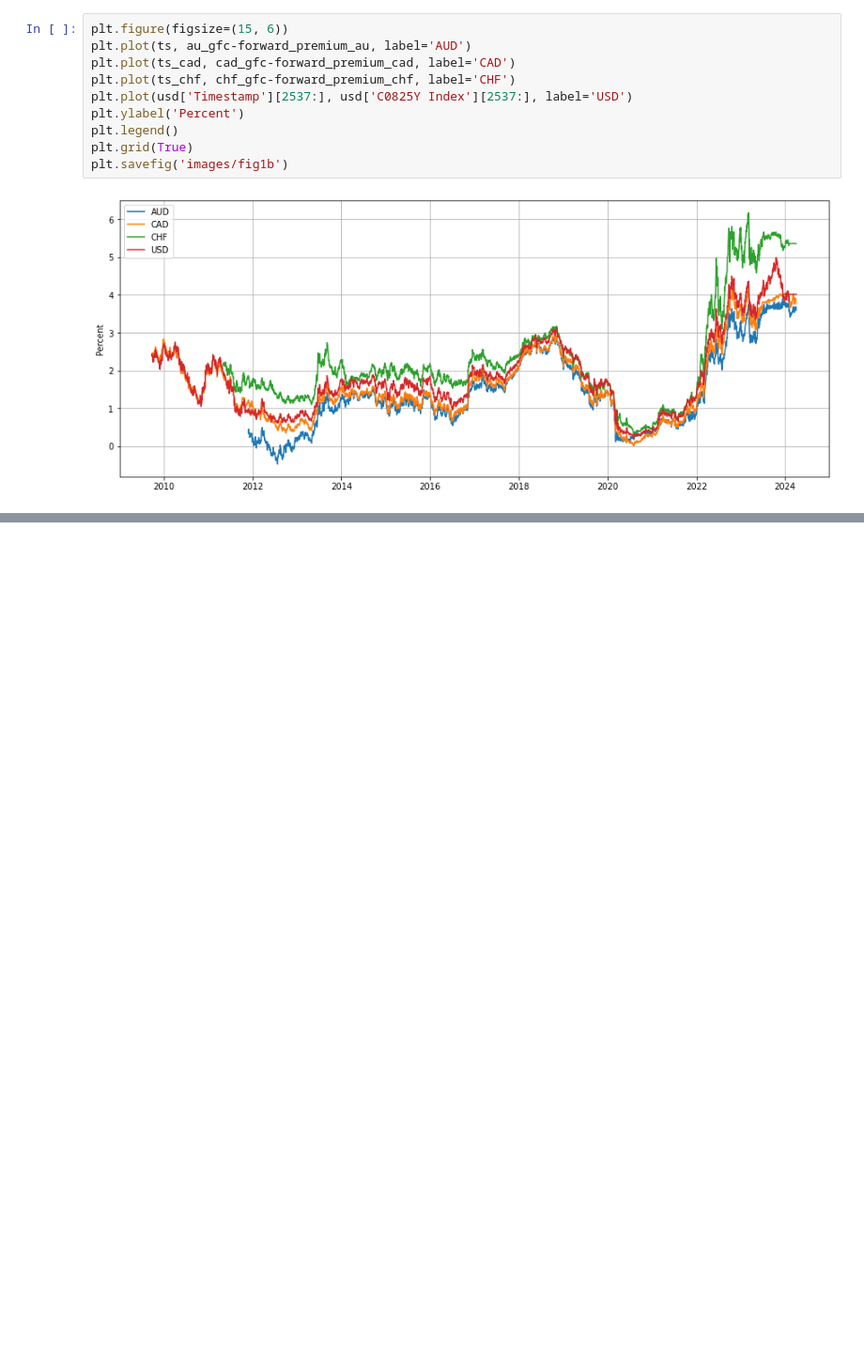
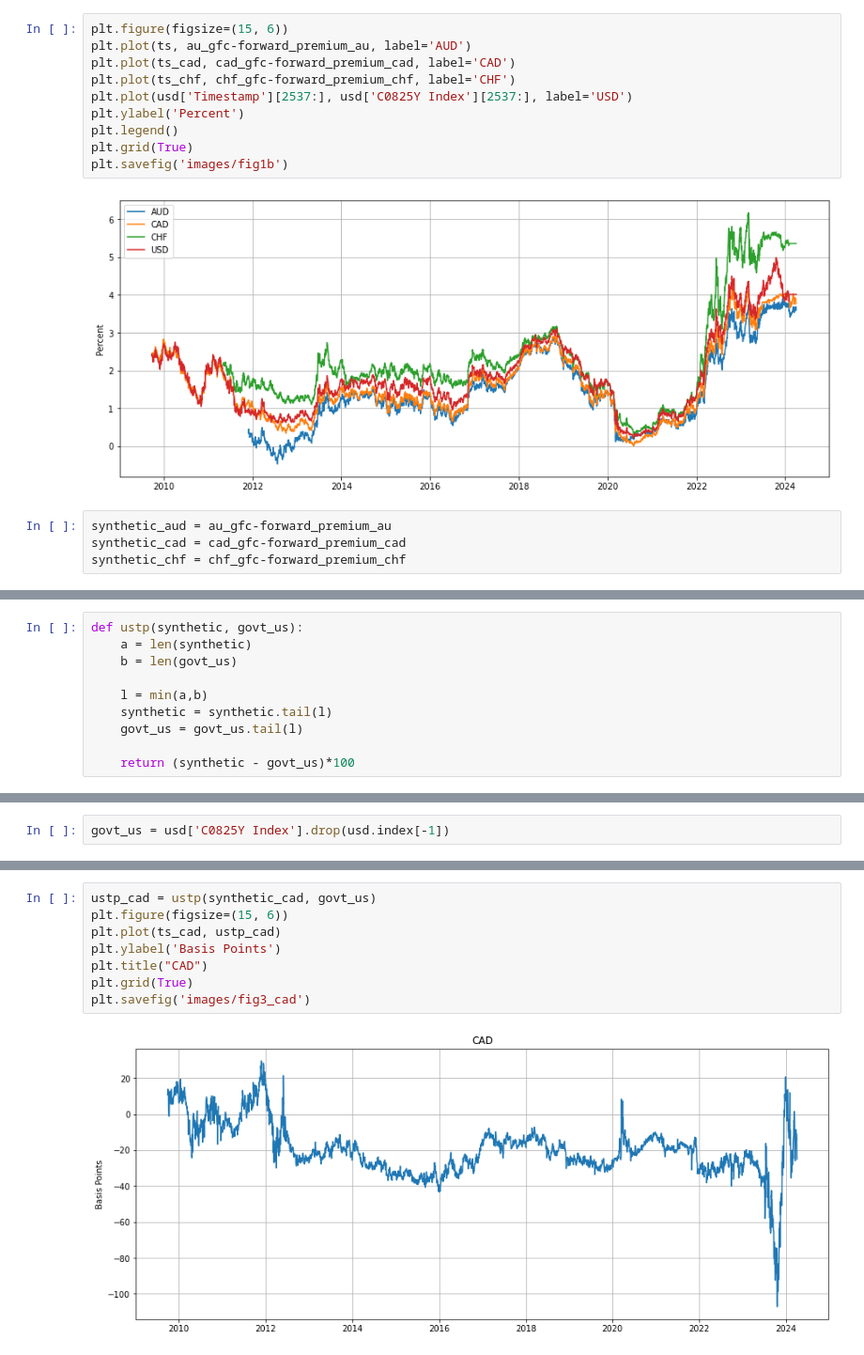
Before and after one commit to NicholasWatney/MGT6769-The-U.S.-Treasury-Premium, a Jupyter notebook: fig1_stefanie.ipynb, the cells around one changed output, grey strips where cells are left out. Shown at 94% size. Drawn from its saved outputs; the diff is of its cells as text; blank space fills up the shorter version.

```diff
--- a/fig1_stefanie.ipynb
+++ b/fig1_stefanie.ipynb
@@ -443,3 +445,7 @@ plt.grid(True)
 plt.savefig('images/fig1b')
 # %% [output]
 [figure]
+# %%
+synthetic_aud = au_gfc-forward_premium_au
+synthetic_cad = cad_gfc-forward_premium_cad
+synthetic_chf = chf_gfc-forward_premium_chf
@@ -445,0 +454,10 @@ plt.savefig('images/fig1b')
+# %%
+def ustp(synthetic, govt_us):
+    a = len(synthetic)
+    b = len(govt_us)
+
+    l = min(a,b)
+    synthetic = synthetic.tail(l)
+    govt_us = govt_us.tail(l)
+
+    return (synthetic - govt_us)*100
@@ -445,0 +479,2 @@ plt.savefig('images/fig1b')
+# %%
+govt_us = usd['C0825Y Index'].drop(usd.index[-1])
@@ -445,0 +507,10 @@ plt.savefig('images/fig1b')
+# %%
+ustp_cad = ustp(synthetic_cad, govt_us)
+plt.figure(figsize=(15, 6))
+plt.plot(ts_cad, ustp_cad)
+plt.ylabel('Basis Points')
+plt.title("CAD")
+plt.grid(True)
+plt.savefig('images/fig3_cad')
+# %% [output]
+[figure, added]
```
Also changed, not shown: parts of 11 cells of this notebook, 6 other files.
